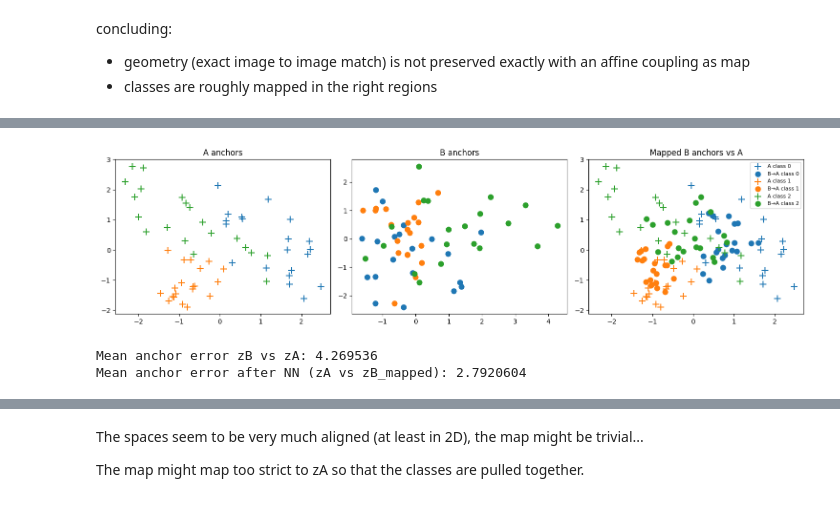
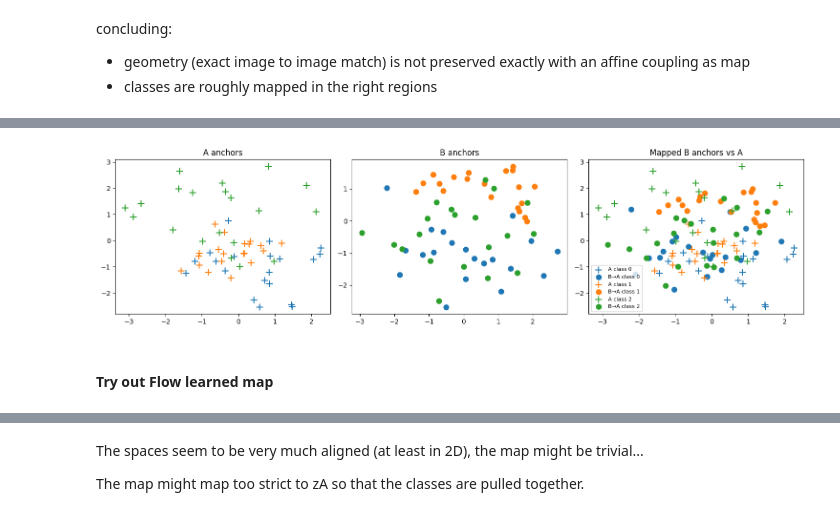
Before and after one commit to johannefranck/unpaired-latent-space-alignment, a Jupyter notebook: mnist_geodesics.ipynb, the cells around one changed output, grey strips where cells are left out. Drawn from its saved outputs; the diff is of its cells as text; code cells hidden in the pictures.

Commit message:
flow GW

```diff
--- a/mnist_geodesics.ipynb
+++ b/mnist_geodesics.ipynb
@@ -299,7 +371,8 @@ t shape: (8,)
 zA_np = zA_anchor.numpy()
 zB_np = zB_anchor.numpy()
 zB_mapped = zB_np @ R + t
-labels = y_anchor.numpy()
+labels_A = yA_anchor.numpy()
+labels_B = yB_anchor.numpy()
 
 # --- PCA (shared space) ---
 Z_all = np.vstack([zA_np, zB_np, zB_mapped])
@@ -312,7 +385,7 @@ B2  = Z2[n:2*n]
 Bm2 = Z2[2*n:]
 
 # --- color setup (discrete per digit) ---
-unique_labels = np.unique(labels)
+unique_labels = np.unique(np.concatenate([labels_A, labels_B]))
 colors = plt.cm.tab10(unique_labels)
 
 color_map = {k: plt.cm.tab10(k) for k in unique_labels}
@@ -322,7 +395,7 @@ fig, axes = plt.subplots(1, 3, figsize=(15, 4))
 
 # 1) A anchors
 for k in unique_labels:
-    idx = labels == k
+    idx = labels_A == k
     axes[0].scatter(A2[idx, 0], A2[idx, 1],
                     color=color_map[k],
                     marker="+", s=100)
@@ -330,7 +403,7 @@ axes[0].set_title("A anchors (target space)")
 
 # 2) B anchors
 for k in unique_labels:
-    idx = labels == k
+    idx = labels_B == k
     axes[1].scatter(B2[idx, 0], B2[idx, 1],
                     color=color_map[k],
                     marker="o", s=60)
@@ -338,11 +411,12 @@ axes[1].set_title("B anchors (original space)")
 
 # 3) Overlay: A (+) and mapped B (o)
 for k in unique_labels:
-    idx = labels == k
-    axes[2].scatter(A2[idx, 0], A2[idx, 1],
+    idxA = labels_A == k
+    idxB = labels_B == k
+    axes[2].scatter(A2[idxA, 0], A2[idxA, 1],
                     color=color_map[k],
                     marker="+", s=100, label=f"A class {k}")
-    axes[2].scatter(Bm2[idx, 0], Bm2[idx, 1],
+    axes[2].scatter(Bm2[idxB, 0], Bm2[idxB, 1],
                     color=color_map[k],
                     marker="o", s=60, label=f"B→A class {k}")
 
@@ -389,15 +469,20 @@ concluding:
 # %%
 residual_map = train_residual_map_from_coupling(
-    X_src=zA_anchor.numpy(),   # A anchors
-    X_tgt=zB_anchor.numpy(),   # B anchors
+    X_src=zA_anchor.numpy(),
+    X_tgt=zB_anchor.numpy(),
     P=P,
     hidden_dim=32,
     lr=1e-3,
     weight_decay=1e-4,
-    epochs=2000,
-    lambda_disp=1e-2,
+    epochs=50,
+    lambda_disp=0,
     lambda_geom=1e-1,
     device=device,
     verbose=True,
+    identity_init=True,
+    geom_metric="geodesic",
+    model_src_geom=vaeA,   # VAE for A-space
+    model_tgt_geom=vaeB,   # VAE for B-space
+    num_segments=3,
 )
 # %% [output]
@@ -423,7 +498,8 @@ zB_anchor_mapped_nn = apply_residual_map(
 # --- plot anchor alignment ---
 zA_np = zA_anchor.numpy()
 zB_np = zB_anchor.numpy()
-labels = y_anchor.numpy()
+labels_A = yA_anchor.numpy()
+labels_B = yB_anchor.numpy()
 
 Z_all = np.vstack([zA_np, zB_np, zB_anchor_mapped_nn])
 pca = PCA(n_components=2)
@@ -434,52 +510,52 @@ A2  = Z2[:n]
 B2  = Z2[n:2*n]
 Bm2 = Z2[2*n:]
 
-unique_labels = np.unique(labels)
+unique_labels = np.unique(np.concatenate([labels_A, labels_B]))
 color_map = {k: plt.cm.tab10(k) for k in unique_labels}
 
 fig, axes = plt.subplots(1, 3, figsize=(15, 4))
 
 for k in unique_labels:
-    idx = labels == k
+    idx = labels_A == k
     axes[0].scatter(A2[idx, 0], A2[idx, 1], color=color_map[k], marker="+", s=100)
 axes[0].set_title("A anchors")
 
 for k in unique_labels:
-    idx = labels == k
+    idx = labels_B == k
     axes[1].scatter(B2[idx, 0], B2[idx, 1], color=color_map[k], marker="o", s=60)
 axes[1].set_title("B anchors")
 
 for k in unique_labels:
-    idx = labels == k
+    idxA = labels_A == k
+    idxB = labels_B == k
     axes[2].scatter(
-        A2[idx, 0], A2[idx, 1],
+        A2[idxA, 0], A2[idxA, 1],
         color=color_map[k],
         marker="+", s=100,
         label=f"A class {k}"
     )
     axes[2].scatter(
-        Bm2[idx, 0], Bm2[idx, 1],
+        Bm2[idxB, 0], Bm2[idxB, 1],
         color=color_map[k],
         marker="o", s=60,
         label=f"B→A class {k}"
     )
 axes[2].set_title("Mapped B anchors vs A")
 
 # --- clean legend (unique entries only) ---
 handles, labels_leg = axes[2].get_legend_handles_labels()
 by_label = dict(zip(labels_leg, handles))
 axes[2].legend(by_label.values(), by_label.keys(), fontsize=8)
 
 plt.tight_layout()
 plt.show()
 # %% [output]
-[figure, old version]
+[figure, new version]
 # %%
-anchor_error_before = np.linalg.norm(zA_anchor.numpy() - zB_anchor.numpy(), axis=1)
-anchor_error_after_nn = np.linalg.norm(zA_anchor.numpy() - zB_anchor_mapped_nn, axis=1)
+# anchor_error_before = np.linalg.norm(zA_anchor.numpy() - zB_anchor.numpy(), axis=1)
+# anchor_error_after_nn = np.linalg.norm(zA_anchor.numpy() - zB_anchor_mapped_nn, axis=1)
 
-print("Mean anchor error zB vs zA:", anchor_error_before.mean())
-print("Mean anchor error after NN (zA vs zB_mapped):", anchor_error_after_nn.mean())
+# print("Mean anchor error zB vs zA:", anchor_error_before.mean())
+# print("Mean anchor error after NN (zA vs zB_mapped):", anchor_error_after_nn.mean())
-# %% [output]
-Mean anchor error zB vs zA: 4.269536
-Mean anchor error after NN (zA vs zB_mapped): 2.7920604
+# %% [markdown]
+#### **Try out Flow learned map**
```
Also changed, not shown: parts of 28 cells of this notebook, 22 other files.
